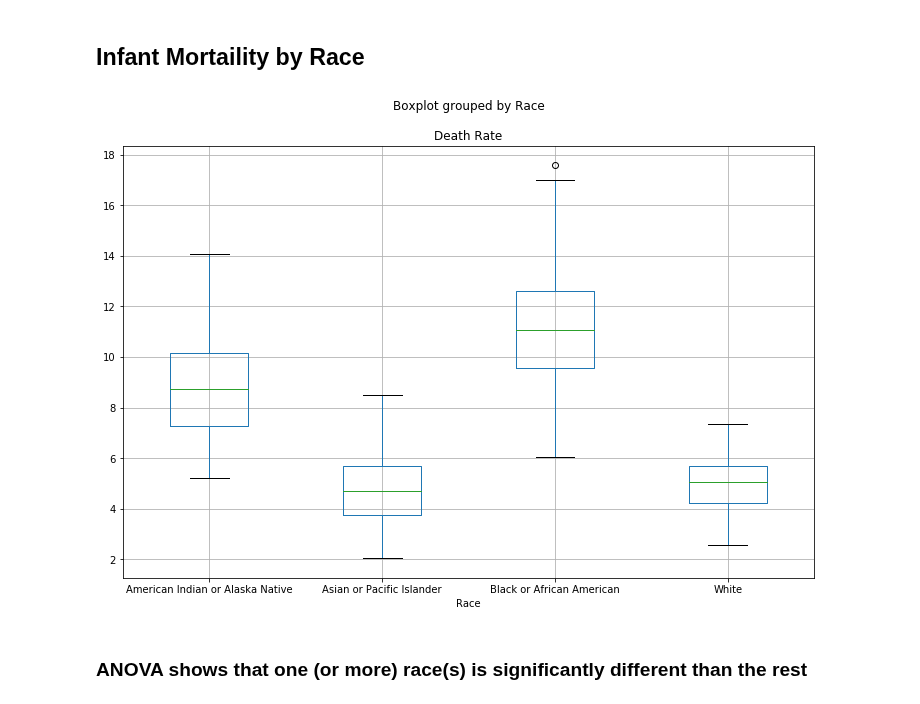
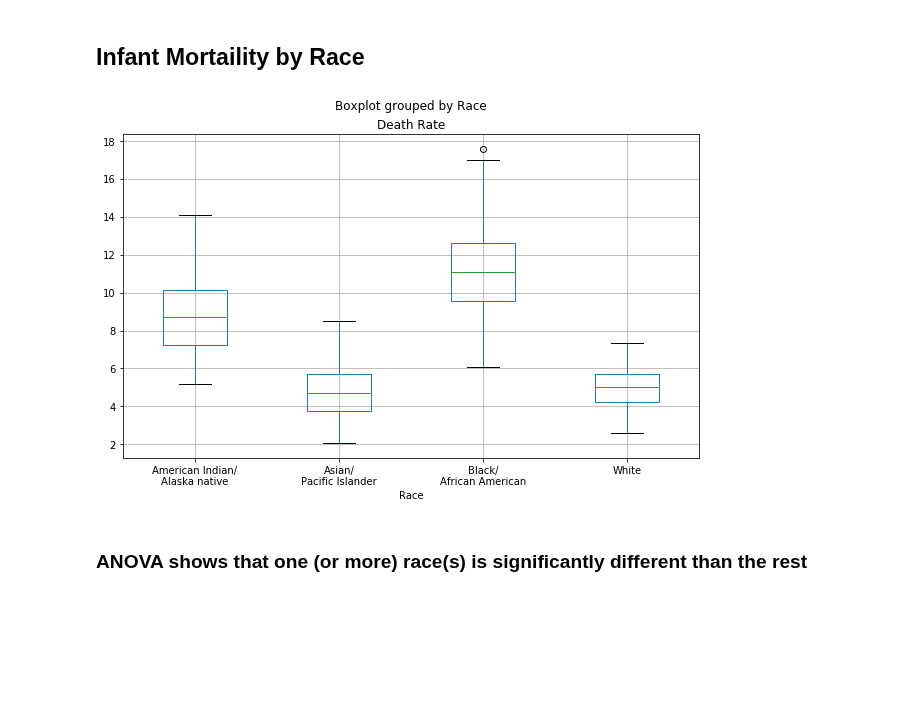
Before and after one commit to jasminajovanovic/IMR, a Jupyter notebook: IMR.ipynb, the cells around one changed output. Drawn from its saved outputs; the diff is of its cells as text; code cells hidden in the pictures; blank space fills up the shorter version.

Commit message:
change figure sizes

```diff
--- a/IMR.ipynb
+++ b/IMR.ipynb
@@ -25,12 +25,12 @@ whites = dfImrByCountyByRace.loc[dfImrByCountyByRace['Race Code'] == '2106-3']['
 asians = dfImrByCountyByRace.loc[dfImrByCountyByRace['Race Code'] == 'A-PI']['Death Rate']
 unknown = dfImrByCountyByRace.loc[dfImrByCountyByRace['Race'] == 'Unknown']['Death Rate']
 # %%
-ax = dfImrByCountyByRace.boxplot('Death Rate', by="Race", figsize=(12, 8))
+ax = dfImrByCountyByRace.boxplot('Death Rate', by="Race", figsize=(10, 6))
 fig = ax.get_figure()
-# fig.tight_layout()
+ax.set_xticklabels (['American Indian/\nAlaska native', 'Asian/\nPacific Islander', 'Black/\nAfrican American', 'White'])
 fig.savefig('Images/Death Rate by Race.png')
 # %% [output]
-[figure, old version]
+[figure, new version]
 # %% [markdown]
 ### ANOVA shows that one (or more) race(s) is significantly different than the rest
 # %%
```
Also changed, not shown: parts of 4 cells of this notebook, 7 other files.
